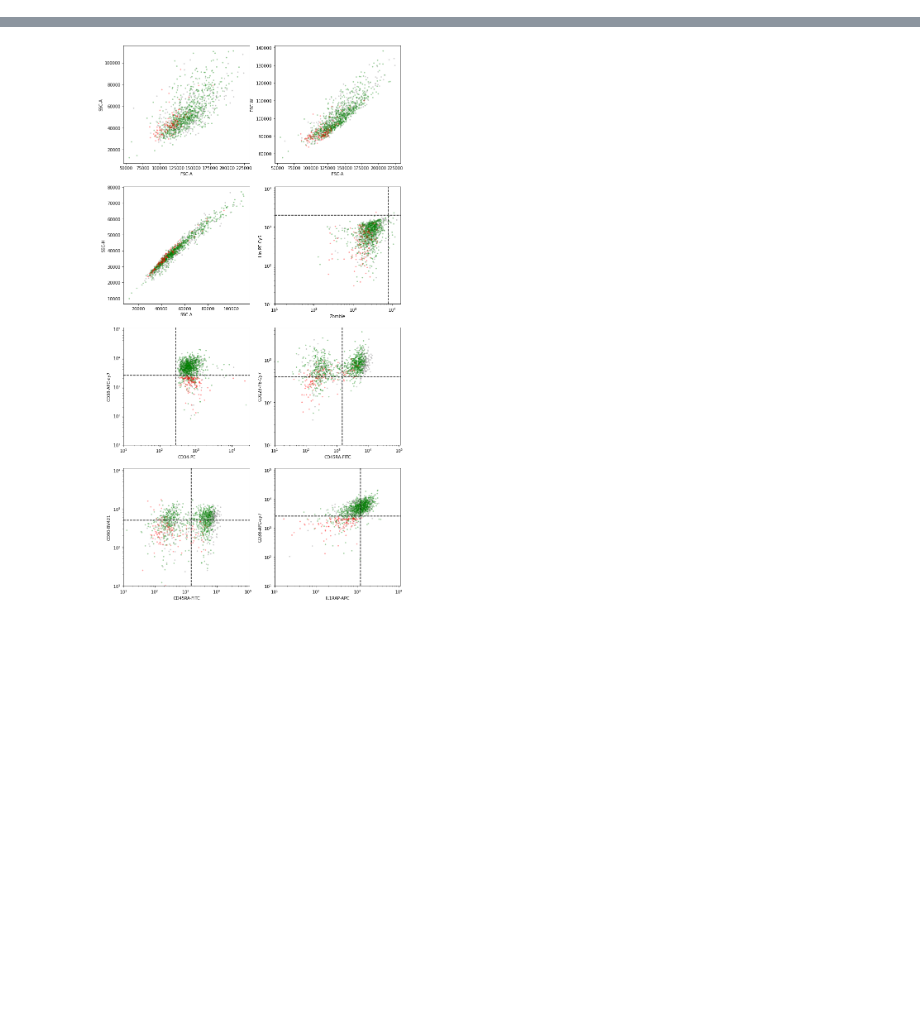
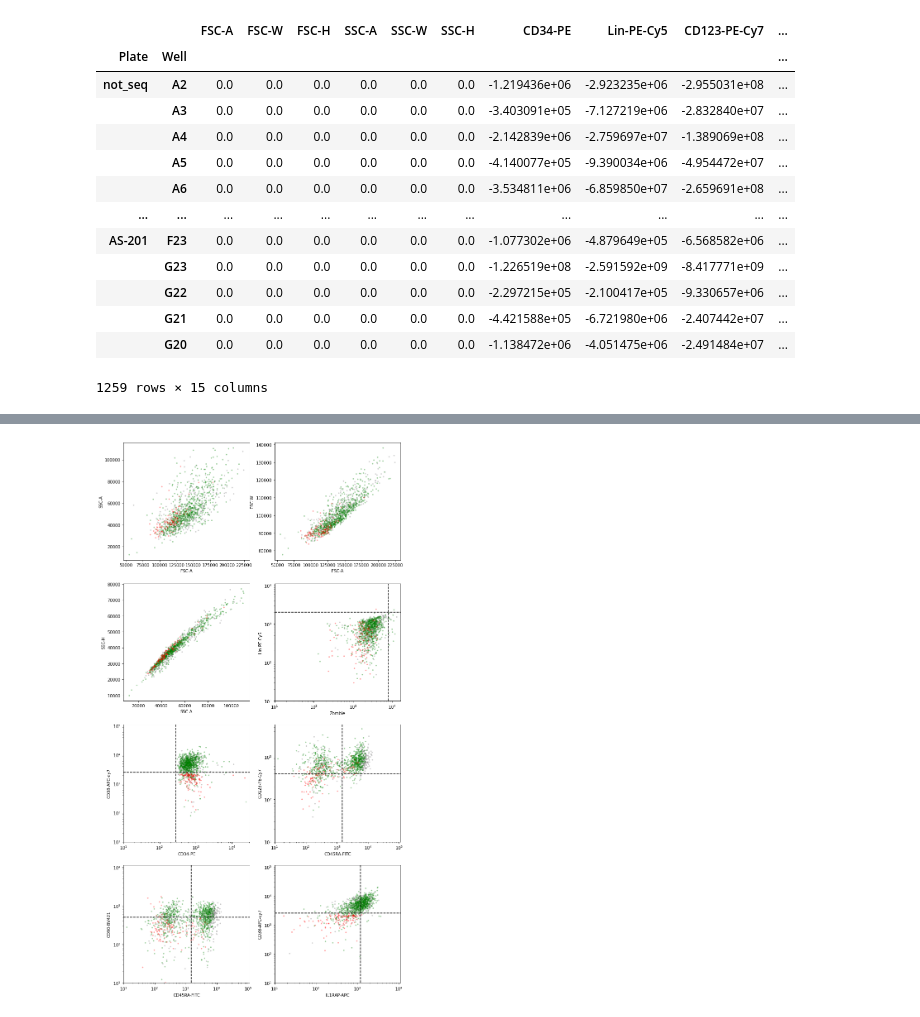
Before and after one commit to AnnatinaSchnegg/AS_amplicons, a Jupyter notebook: Code/Index - RN CD34.ipynb, the cells around one changed output, grey strips where cells are left out. Cells and saved outputs as stored; diff of their text form; code cells hidden in the pictures; blank space fills up the shorter version.

Commit message:
flowkit working. not same compensation result. searching for error

```diff
--- a/Code/Index - RN CD34.ipynb
+++ b/Code/Index - RN CD34.ipynb
@@ -173,0 +325,19 @@ CD34_alldata_comp = data_dict_comp['not_seq'].append(data_dict_comp['AS-197'], i
+# %%
+#TANNATINA: he compensated dataframes don't look the same...
+# Haven't yet had the time to see what exctly is the problem...
+compsdf.set_index(["Plate", "Well"]) - CD34_alldata_comp.set_index(["Plate", "Well"])
+# %% [output]
+|  |  | FSC-A | FSC-W | FSC-H | SSC-A | SSC-W | SSC-H | CD34-PE | Lin-PE-Cy5 | CD123-PE-Cy7 | ... |
+| Plate | Well |  |  |  |  |  |  |  |  |  | ... |
+| not_seq | A2 | 0.0 | 0.0 | 0.0 | 0.0 | 0.0 | 0.0 | -1.219436e+06 | -2.923235e+06 | -2.955031e+08 | ... |
+|  | A3 | 0.0 | 0.0 | 0.0 | 0.0 | 0.0 | 0.0 | -3.403091e+05 | -7.127219e+06 | -2.832840e+07 | ... |
+|  | A4 | 0.0 | 0.0 | 0.0 | 0.0 | 0.0 | 0.0 | -2.142839e+06 | -2.759697e+07 | -1.389069e+08 | ... |
+|  | A5 | 0.0 | 0.0 | 0.0 | 0.0 | 0.0 | 0.0 | -4.140077e+05 | -9.390034e+06 | -4.954472e+07 | ... |
+|  | A6 | 0.0 | 0.0 | 0.0 | 0.0 | 0.0 | 0.0 | -3.534811e+06 | -6.859850e+07 | -2.659691e+08 | ... |
+| ... | ... | ... | ... | ... | ... | ... | ... | ... | ... | ... | ... |
+| AS-201 | F23 | 0.0 | 0.0 | 0.0 | 0.0 | 0.0 | 0.0 | -1.077302e+06 | -4.879649e+05 | -6.568582e+06 | ... |
+|  | G23 | 0.0 | 0.0 | 0.0 | 0.0 | 0.0 | 0.0 | -1.226519e+08 | -2.591592e+09 | -8.417771e+09 | ... |
+|  | G22 | 0.0 | 0.0 | 0.0 | 0.0 | 0.0 | 0.0 | -2.297215e+05 | -2.100417e+05 | -9.330657e+06 | ... |
+|  | G21 | 0.0 | 0.0 | 0.0 | 0.0 | 0.0 | 0.0 | -4.421588e+05 | -6.721980e+06 | -2.407442e+07 | ... |
+|  | G20 | 0.0 | 0.0 | 0.0 | 0.0 | 0.0 | 0.0 | -1.138472e+06 | -4.051475e+06 | -2.491484e+07 | ... |
+1259 rows × 15 columns
```
Also changed, not shown: parts of 10 cells of this notebook.
